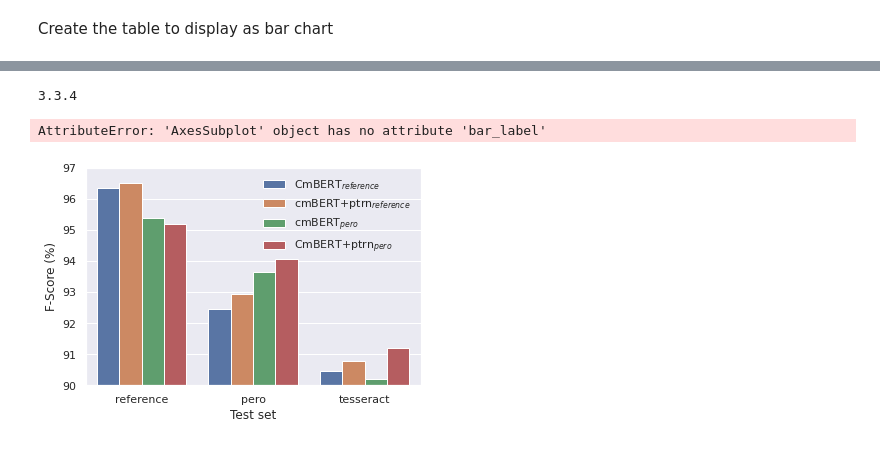
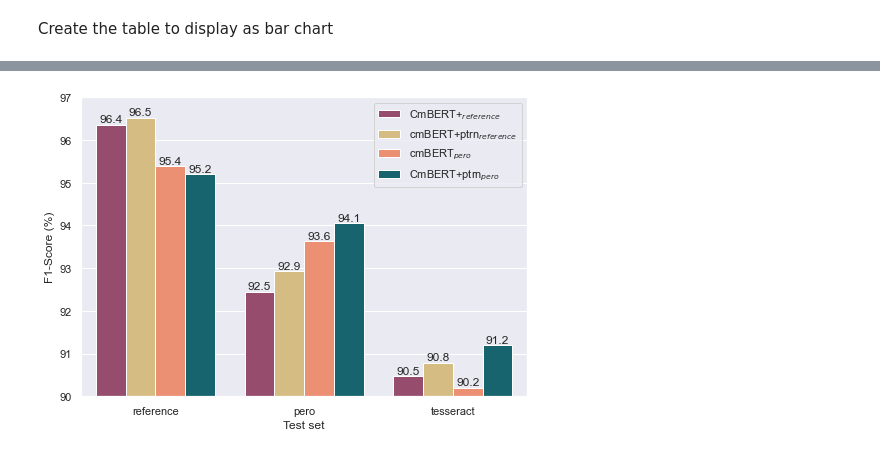
Before and after one commit to soduco/paper-ner-bench-das22, a Jupyter notebook: src/ner/50-experiment_2_figures.ipynb, the cells around one changed output, grey strips where cells are left out. Cells and saved outputs as stored; diff of their text form; code cells hidden in the pictures.

```diff
--- a/src/ner/50-experiment_2_figures.ipynb
+++ b/src/ner/50-experiment_2_figures.ipynb
@@ -4,6 +26,6 @@
 from pathlib import Path
 
 # PATHS
-METRICS_DIR = Path("45-experiment_2_metrics").resolve() # Or set the path to the metrics extracted from the release archive
+METRICS_DIR = BASE / "45-experiment_2_metrics" # Or set the path to the metrics extracted from the release archive
 METRICS_DIR
 # %% [output]
@@ -38,7 +59,7 @@ Create the table to display as bar chart
 # %%
 # One group per test-set
 # Keep only the F1-score
-reshaped = pd.concat([camembert_finetuned_on_ref[["test_f1"]].rename(columns={"test_f1":"CmBERT$_{reference}$"}),
+reshaped = pd.concat([camembert_finetuned_on_ref[["test_f1"]].rename(columns={"test_f1":"CmBERT+$_{reference}$"}),
                       camembert_pretrained_finetuned_on_ref[["test_f1"]].rename(columns={"test_f1":"cmBERT+ptrn$_{reference}$"}),
                       camembert_finetuned_on_pero[["test_f1"]].rename(columns={"test_f1":"cmBERT$_{pero}$"}),
                       camembert_pretrained_finetuned_on_pero[["test_f1"]].rename(columns={"test_f1":"CmBERT+ptrn$_{pero}$"}),
@@ -53,15 +74,15 @@ reshaped
 | pero | 92.453426 | 92.928492 | 93.643070 | 94.064932 |
 | tesseract | 90.469105 | 90.790610 | 90.203385 | 91.190661 |
 # %%
-plt.style.use('seaborn-whitegrid')  # Nicer plots
+#plt.style.use('seaborn-whitegrid')  # Nicer plots
 # Uncomment if you want to use LaTeX fonts (on Linux, requires the packages dvipng & cm-super)
 #plt.rcParams['text.usetex'] = True
 #plt.rcParams.update({'font.size': 12, 'font.family': 'serif', 'font.serif': ['Computer Modern']})
 
 # Plot the graph
-plt.tight_layout()
-fig = reshaped.plot.bar(color=["#A2416B","#E2C275","#FF865E","#086E7D"], xlabel="Test set",ylabel="F1 score (%)")
-fig.grid(linestyle='dotted')
-fig.set_ylim([90, 97])
-legend = plt.legend(loc="upper right")
-plt.savefig('experiment_2_f1_with_noise_graph.pdf', dpi=300, format='pdf',bbox_inches='tight')
+#plt.tight_layout()
+#fig = reshaped.plot.bar(color=["#A2416B","#E2C275","#FF865E","#086E7D"], xlabel="Test set",ylabel="F1 score (%)")
+#fig.grid(linestyle='dotted')
+#fig.set_ylim([90, 97])
+#legend = plt.legend(loc="upper right")
+#plt.savefig('experiment_2_f1_with_noise_graph.pdf', dpi=300, format='pdf',bbox_inches='tight')
@@ -71,21 +89,24 @@ plt.savefig('experiment_2_f1_with_noise_graph.pdf', dpi=300, format='pdf',bbox_i
 # %%
 import seaborn as sns
 import matplotlib
 sns.set_theme()
+sns.set_style("whitegrid")
+sns.set(rc={'figure.figsize':(8,5.5)})
 
 data = reshaped.unstack().reset_index()
-data.columns = ["Method", "Test set", "F-Score (%)"]
-ax = sns.barplot(data=data, x="Test set", y = "F-Score (%)", hue="Method")
+data.columns = ["Method", "Test set", "F1-Score (%)"]
+ax = sns.barplot(data=data, x="Test set", y = "F1-Score (%)", hue="Method", palette=["#A2416B","#E2C275","#FF865E","#086E7D"])
 ax.legend(loc='upper right', title='')
 ax.set_ylim(90,97)
 
 assert(matplotlib.__version__ >= "3.4.0")
 for container in ax.containers:
-    ax.bar_label(container)
+    bars = ax.bar_label(container,fmt="%.1f")
+
+
+matplotlib.pyplot.savefig('experiment_2_f1_with_noise_graph.pdf', dpi=300, format='pdf',bbox_inches='tight')
 # %% [output]
-3.3.4
-AttributeError: 'AxesSubplot' object has no attribute 'bar_label'
-[figure, old version]
+[figure, new version]
 # %%
 
 print(reshaped.to_latex(float_format="%.1f", multirow=True, caption="",escape = False))
```
Also changed, not shown: parts of 8 cells of this notebook, 6 other files.
